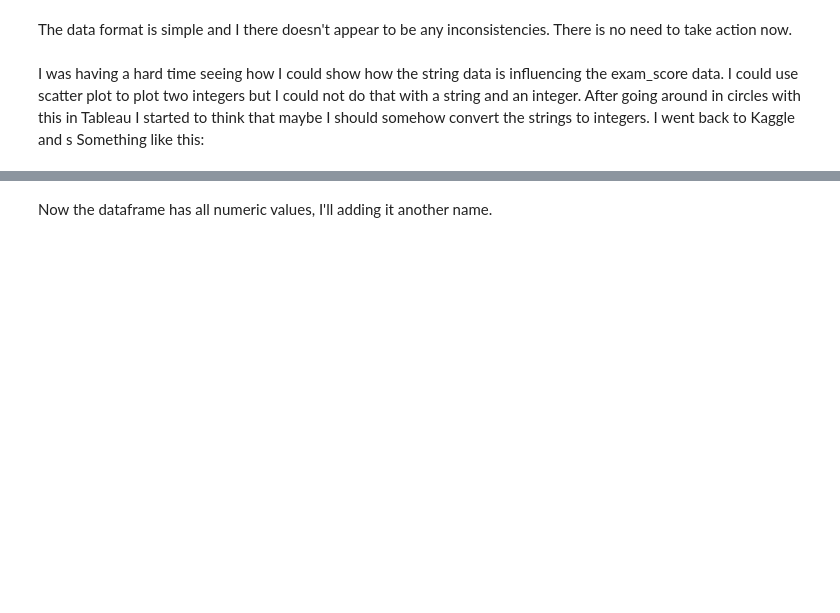
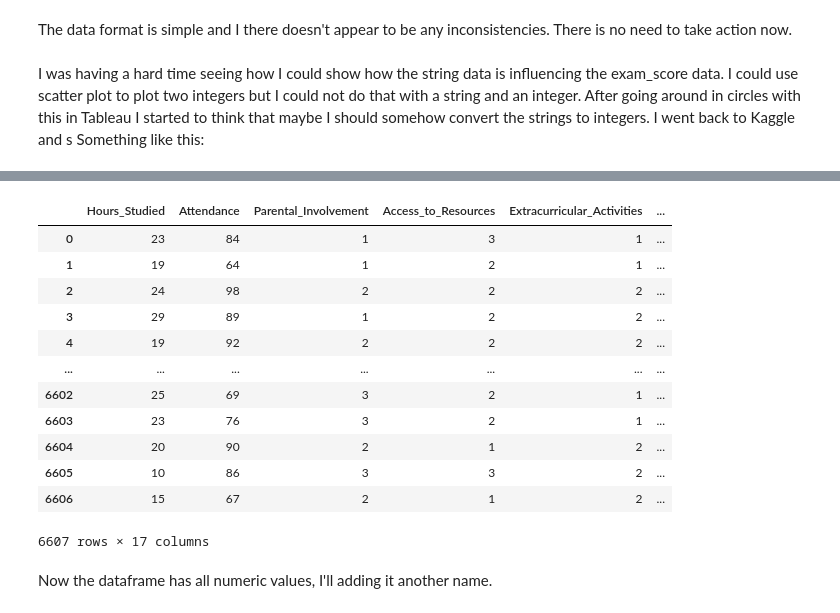
Before and after one commit to c-e-williams/cleaning-data-checkpoint, a Jupyter notebook: checkpoint-three.ipynb, the cells around one changed output, grey strips where cells are left out. Saved outputs shown, nothing was run; the diff lists cells and outputs as text; code cells hidden in the pictures; blank space fills up the shorter version.

```diff
--- a/checkpoint-three.ipynb
+++ b/checkpoint-three.ipynb
@@ -284,3 +245,54 @@ df.head(20)
+# %%
+# Convert to integers
+# Low =1, Medium = 2, and High = 3 .
+# Negative = 1, Neutral = 2 and Positive = 3.
+# [Learning_Disabilities],[Internet_Access] Yes = 2 and No =1
+# High School = 1,  College = 2, Postgraduate = 3
+# [Learning_Disabilities] No = 2, Yes = 1
+# Near = 3, Moderate = 2, Far = 1
+# [Gender] Male = 1, Female = 2
+
+
+# I found this code using enumerate(unique_values) and it is a very efficient way to change all of these different strings to a unique integer.
+# I realized this doesn't work because it assigns values that don't make sense to my brain.
+# for column in df.select_dtypes(include=['object']).columns:
+#     unique_values = df[column].unique()
+#     mapping = {value: i for i, value in enumerate(unique_values)}
+#     df[column] = df[column].map(mapping)
+
+
+# Replace values with the corresponding integers. Using replace() to do it directly.
+df = df.replace({
+    "Parental_Involvement": {"Low": 1, "Medium": 2, "High": 3},
+    "Access_to_Resources": {"Low": 1, "Medium": 2, "High": 3},
+    "Extracurricular_Activities": {"Yes": 2, "No": 1},
+    "Motivation_Level": {"Low": 1, "Medium": 2, "High": 3},
+    "Internet_Access": {"Yes": 2, "No": 1},
+    "Family_Income": {"Low": 1, "Medium": 2, "High": 3},
+    "Teacher_Quality": {"Low": 1, "Medium": 2, "High": 3},
+    "School_Type": {"Private": 2, "Public": 1},
+    "Peer_Influence": {"Negative": 1, "Neutral": 2, "Positive": 3},
+    "Learning_Disabilities": {"No": 2, "Yes": 1},
+    "Parental_Education_Level": {"High School": 1, "College": 2, "Postgraduate": 3},
+    "Distance_from_Home": {"Near": 3, "Moderate": 2, "Far": 1},
+    "Gender": {"Male": 1, "Female": 2},
+})
+
+df
+# %% [output]
+|  | Hours_Studied | Attendance | Parental_Involvement | Access_to_Resources | Extracurricular_Activities | ... |
+| 0 | 23 | 84 | 1 | 3 | 1 | ... |
+| 1 | 19 | 64 | 1 | 2 | 1 | ... |
+| 2 | 24 | 98 | 2 | 2 | 2 | ... |
+| 3 | 29 | 89 | 1 | 2 | 2 | ... |
+| 4 | 19 | 92 | 2 | 2 | 2 | ... |
+| ... | ... | ... | ... | ... | ... | ... |
+| 6602 | 25 | 69 | 3 | 2 | 1 | ... |
+| 6603 | 23 | 76 | 3 | 2 | 1 | ... |
+| 6604 | 20 | 90 | 2 | 1 | 2 | ... |
+| 6605 | 10 | 86 | 3 | 3 | 2 | ... |
+| 6606 | 15 | 67 | 2 | 1 | 2 | ... |
+6607 rows × 17 columns
 # %% [markdown]
 Now the dataframe has all numeric values,  I'll adding it another name.
 # %%
```
Also changed, not shown: parts of 2 cells of this notebook, 1 other file.
